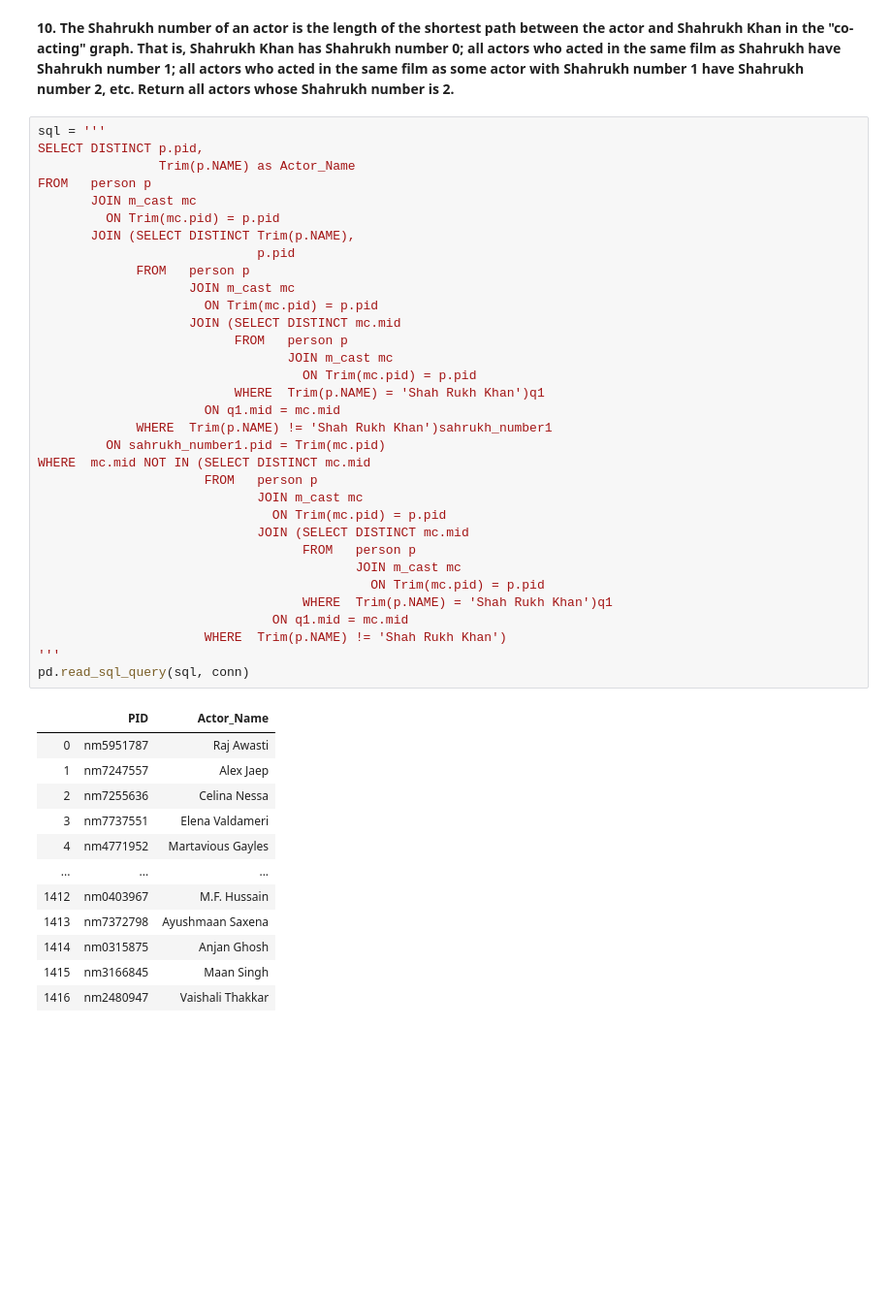
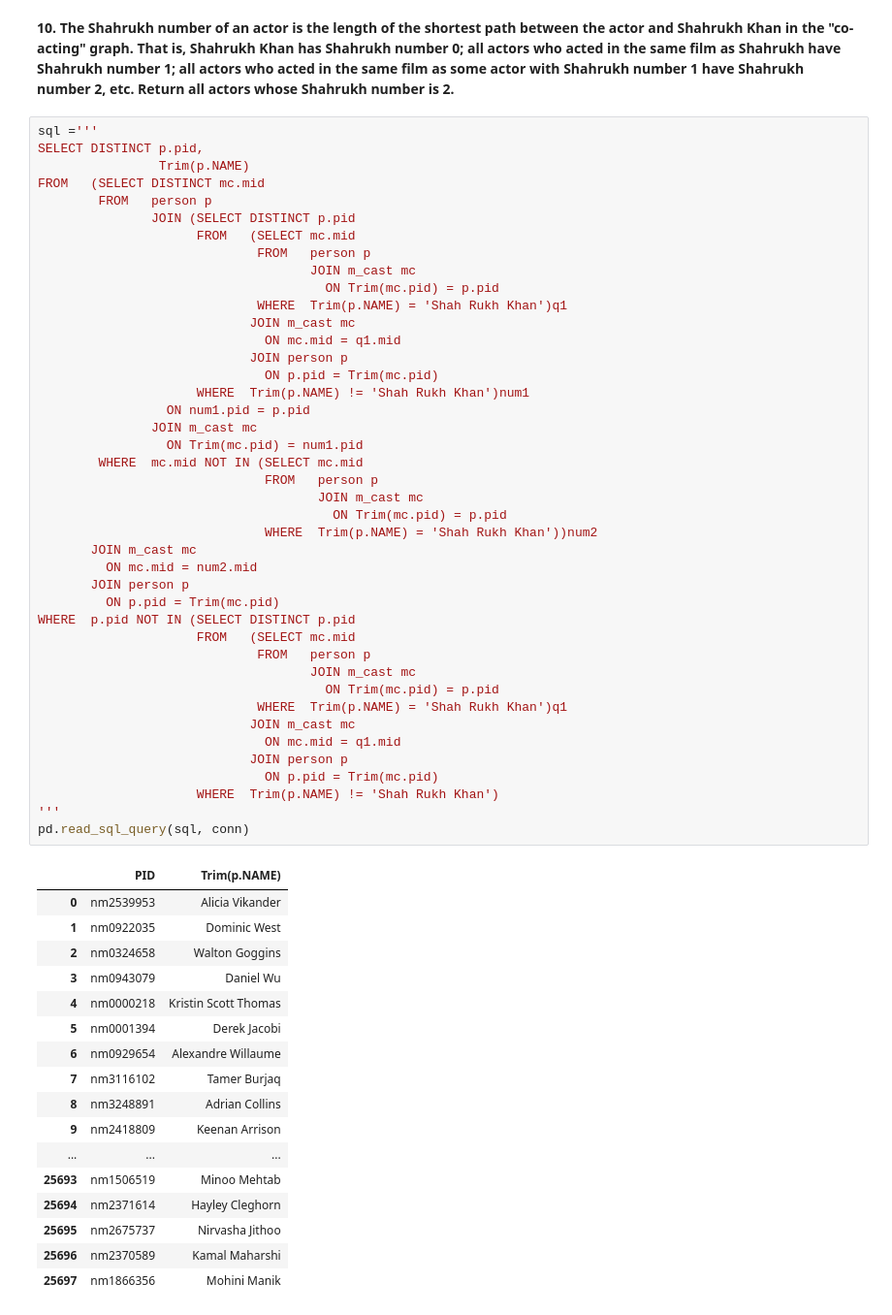
Before and after one commit to aditya-5842/sqlite3-practice, a Jupyter notebook: SQL queries on IMDB data.ipynb, the cells around one changed output. Shown at 97% size. Drawn from its saved outputs; the diff is of its cells as text; blank space fills up the shorter version.

```diff
--- a/SQL queries on IMDB data.ipynb
+++ b/SQL queries on IMDB data.ipynb
@@ -445,48 +432,62 @@ actors who acted in the same film as Shahrukh have Shahrukh number 1; all actors
 acted in the same film as some actor with Shahrukh number 1 have Shahrukh number 2, etc.
 Return all actors whose Shahrukh number is 2.**
 # %%
-sql = '''
+sql ='''
 SELECT DISTINCT p.pid,
-                Trim(p.NAME) as Actor_Name
-FROM   person p
+                Trim(p.NAME)
+FROM   (SELECT DISTINCT mc.mid
+        FROM   person p
+               JOIN (SELECT DISTINCT p.pid
+                     FROM   (SELECT mc.mid
+                             FROM   person p
+                                    JOIN m_cast mc
+                                      ON Trim(mc.pid) = p.pid
+                             WHERE  Trim(p.NAME) = 'Shah Rukh Khan')q1
+                            JOIN m_cast mc
+                              ON mc.mid = q1.mid
+                            JOIN person p
+                              ON p.pid = Trim(mc.pid)
+                     WHERE  Trim(p.NAME) != 'Shah Rukh Khan')num1
+                 ON num1.pid = p.pid
+               JOIN m_cast mc
+                 ON Trim(mc.pid) = num1.pid
+        WHERE  mc.mid NOT IN (SELECT mc.mid
+                              FROM   person p
+                                     JOIN m_cast mc
+                                       ON Trim(mc.pid) = p.pid
+                              WHERE  Trim(p.NAME) = 'Shah Rukh Khan'))num2
        JOIN m_cast mc
-         ON Trim(mc.pid) = p.pid
-       JOIN (SELECT DISTINCT Trim(p.NAME),
-                             p.pid
-             FROM   person p
-                    JOIN m_cast mc
-                      ON Trim(mc.pid) = p.pid
-                    JOIN (SELECT DISTINCT mc.mid
-                          FROM   person p
-                                 JOIN m_cast mc
-                                   ON Trim(mc.pid) = p.pid
-                          WHERE  Trim(p.NAME) = 'Shah Rukh Khan')q1
-                      ON q1.mid = mc.mid
-             WHERE  Trim(p.NAME) != 'Shah Rukh Khan')sahrukh_number1
-         ON sahrukh_number1.pid = Trim(mc.pid)
-WHERE  mc.mid NOT IN (SELECT DISTINCT mc.mid
-                      FROM   person p
-                             JOIN m_cast mc
-                               ON Trim(mc.pid) = p.pid
-                             JOIN (SELECT DISTINCT mc.mid
-                                   FROM   person p
-                                          JOIN m_cast mc
-                                            ON Trim(mc.pid) = p.pid
-                                   WHERE  Trim(p.NAME) = 'Shah Rukh Khan')q1
-                               ON q1.mid = mc.mid
-                      WHERE  Trim(p.NAME) != 'Shah Rukh Khan')
+         ON mc.mid = num2.mid
+       JOIN person p
+         ON p.pid = Trim(mc.pid)
+WHERE  p.pid NOT IN (SELECT DISTINCT p.pid
+                     FROM   (SELECT mc.mid
+                             FROM   person p
+                                    JOIN m_cast mc
+                                      ON Trim(mc.pid) = p.pid
+                             WHERE  Trim(p.NAME) = 'Shah Rukh Khan')q1
+                            JOIN m_cast mc
+                              ON mc.mid = q1.mid
+                            JOIN person p
+                              ON p.pid = Trim(mc.pid)
+                     WHERE  Trim(p.NAME) != 'Shah Rukh Khan')
 '''
 pd.read_sql_query(sql, conn)
 # %% [output]
-|  | PID | Actor_Name |
-| 0 | nm5951787 | Raj Awasti |
-| 1 | nm7247557 | Alex Jaep |
-| 2 | nm7255636 | Celina Nessa |
-| 3 | nm7737551 | Elena Valdameri |
-| 4 | nm4771952 | Martavious Gayles |
+|  | PID | Trim(p.NAME) |
+| 0 | nm2539953 | Alicia Vikander |
+| 1 | nm0922035 | Dominic West |
+| 2 | nm0324658 | Walton Goggins |
+| 3 | nm0943079 | Daniel Wu |
+| 4 | nm0000218 | Kristin Scott Thomas |
+| 5 | nm0001394 | Derek Jacobi |
+| 6 | nm0929654 | Alexandre Willaume |
+| 7 | nm3116102 | Tamer Burjaq |
+| 8 | nm3248891 | Adrian Collins |
+| 9 | nm2418809 | Keenan Arrison |
 | ... | ... | ... |
-| 1412 | nm0403967 | M.F. Hussain |
-| 1413 | nm7372798 | Ayushmaan Saxena |
-| 1414 | nm0315875 | Anjan Ghosh |
-| 1415 | nm3166845 | Maan Singh |
-| 1416 | nm2480947 | Vaishali Thakkar |
+| 25693 | nm1506519 | Minoo Mehtab |
+| 25694 | nm2371614 | Hayley Cleghorn |
+| 25695 | nm2675737 | Nirvasha Jithoo |
+| 25696 | nm2370589 | Kamal Maharshi |
+| 25697 | nm1866356 | Mohini Manik |
```
Also changed, not shown: parts of 3 cells of this notebook.
